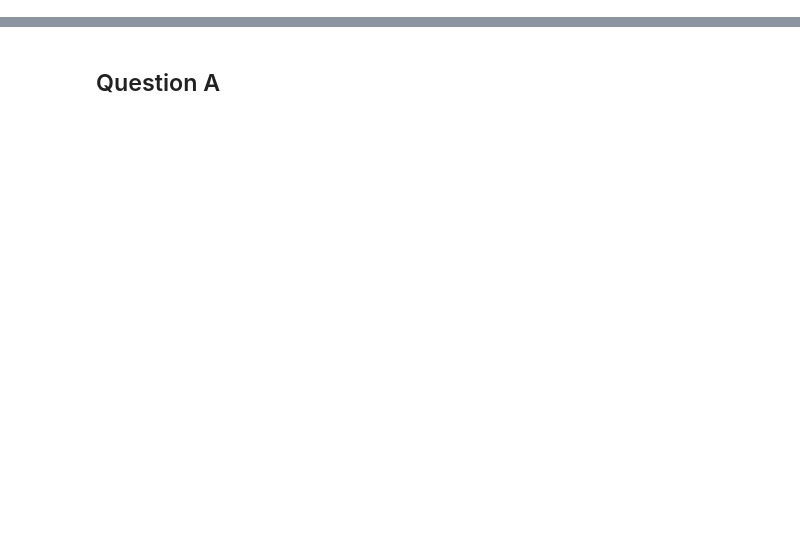
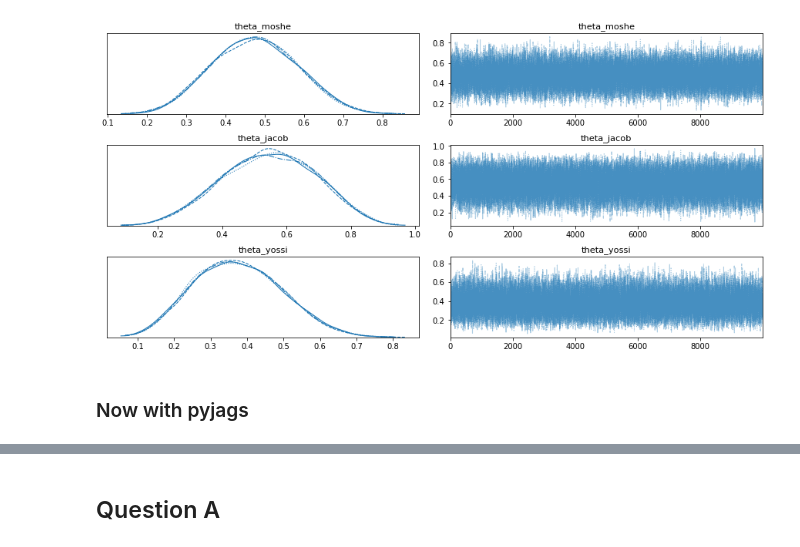
Before and after one commit to Nagasaki45/dbdapy, a Jupyter notebook: ch08.ipynb, the cells around one changed output, grey strips where cells are left out. Cells and saved outputs as stored; diff of their text form; code cells hidden in the pictures; blank space fills up the shorter version.

```diff
--- a/ch08.ipynb
+++ b/ch08.ipynb
@@ -12,3 +13,6 @@ TRACE_LENGTH = 10000
+# %%
+TRACE_LENGTH = 10_000
+CHAINS = 4
 # %% [markdown]
 # Exercise 1
 
@@ -60,22 +21,0 @@ Inference of difference between subject proportions.
-# %%
-# Per subject effective sample size
-for subject in subjects:
-    subject_ess = mcmc_utils.ess(trace.get_values('theta_{}'.format(subject)))
-    print('{} ess: {}'.format(subject, subject_ess))
-
-# Subjects bias differences
-diffs = {}  # Holds the diff traces
-for subj_a, subj_b in itertools.combinations(subjects, 2):
-    diff_name = '{} - {}'.format(subj_a, subj_b)
-    params = ('theta_{}'.format(subj) for subj in (subj_a, subj_b))
-    subj_a_trace, subj_b_trace = (trace.get_values(param) for param in params)
-    diffs[diff_name] = subj_a_trace - subj_b_trace
-
-# Plot all the bias differences
-plt.figure()
-for i, (diff_name, diff_trace) in enumerate(diffs.items(), start=1):
-    plt.subplot(len(diffs), 1, i)
-    sns.distplot(diff_trace)
-    plt.title(diff_name)
-    plt.xlim([-1, 1])
-plt.tight_layout()
@@ -92,0 +22,3 @@ Priors are that the paramaters are both beta distributed, but with different bet
+# %%
+data = pd.read_csv('data/ch08_ex1_demo_data.csv', dtype={'subject': 'category'})
+data.head()
@@ -92,0 +34,10 @@ Priors are that the paramaters are both beta distributed, but with different bet
+# %%
+with pm.Model() as model:
+
+    # Model definition
+    theta = {s: pm.Beta(f'theta_{s}', 2, 2) for s in data['subject'].unique()}
+    for i, row in data.iterrows():
+        pm.Bernoulli(f'y_{i}', theta[row['subject']], observed=row['y'])
+
+    # Inference
+    pymc3_trace = pm.sample(TRACE_LENGTH, chains=CHAINS)
@@ -92,0 +51,6 @@ Priors are that the paramaters are both beta distributed, but with different bet
+# %%
+pm.traceplot(pymc3_trace);
+# %% [output]
+[figure, added]
+# %% [markdown]
+### Now with pyjags
```
Also changed, not shown: parts of 21 cells of this notebook, 2 other files.
